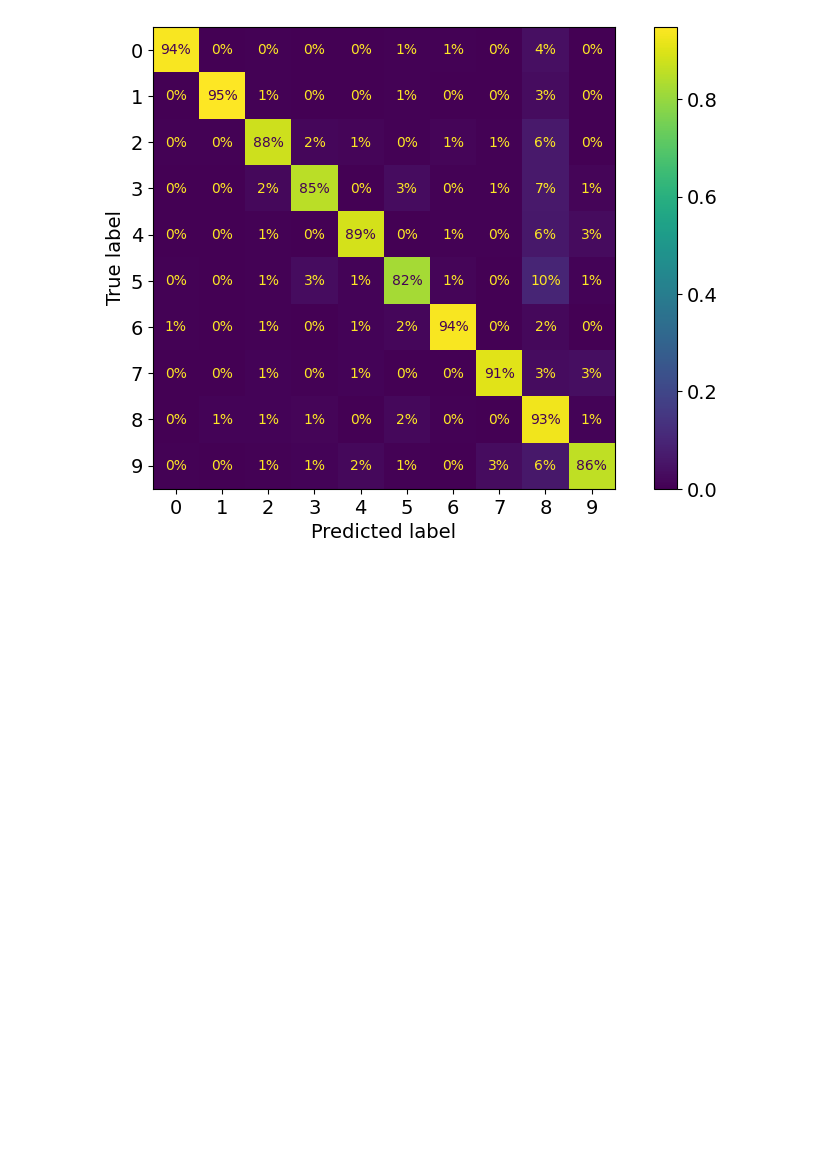
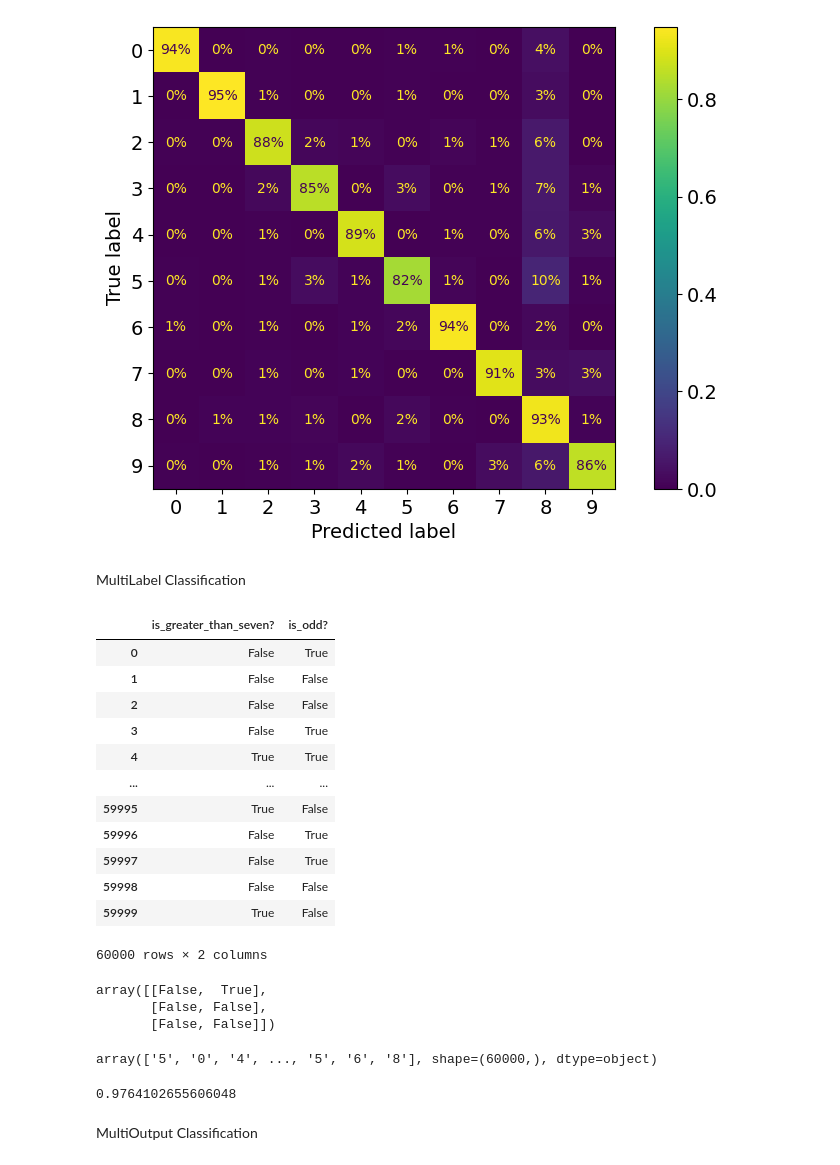
Before and after one commit to Turqan522/MachineLearning, a Jupyter notebook: Bank_Customer_Churn_Prediction.ipynb, the cells around one changed output. Cells and saved outputs as stored; diff of their text form; code cells hidden in the pictures; blank space fills up the shorter version.

```diff
--- a/Bank_Customer_Churn_Prediction.ipynb
+++ b/Bank_Customer_Churn_Prediction.ipynb
@@ -1183,3 +1185,5 @@ ConfusionMatrixDisplay.from_predictions(y_train, y_train_pred, normalize='true',
 plt.show()
 # %% [output]
 [figure]
+# %% [markdown]
+MultiLabel Classification
@@ -1185,0 +1202,44 @@ plt.show()
+# %%
+y_train_large = (y_train.astype('int8') >= 7)
+y_train_odd = (y_train.astype('int8') % 2 == 1)
+y_multilabel = np.c_[y_train_large, y_train_odd]
+
+pd.DataFrame(y_multilabel, columns=['is_greater_than_seven?', 'is_odd?'])
+# %% [output]
+|  | is_greater_than_seven? | is_odd? |
+| 0 | False | True |
+| 1 | False | False |
+| 2 | False | False |
+| 3 | False | True |
+| 4 | True | True |
+| ... | ... | ... |
+| 59995 | True | False |
+| 59996 | False | True |
+| 59997 | False | True |
+| 59998 | False | False |
+| 59999 | True | False |
+60000 rows × 2 columns
+# %%
+from sklearn.neighbors import KNeighborsClassifier
+
+# Initialize and train the classifier as defined in the previous section
+knn_clf = KNeighborsClassifier()
+knn_clf.fit(X_train, y_multilabel)
+
+# Perform predictions
+knn_clf.predict(X_train[:3])
+# %% [output]
+array([[False,  True],
+       [False, False],
+       [False, False]])
+# %%
+y_train
+# %% [output]
+array(['5', '0', '4', ..., '5', '6', '8'], shape=(60000,), dtype=object)
+# %%
+y_train_knn_pred=cross_val_predict(knn_clf,X_train,y_multilabel,cv=3)
+f1_score(y_multilabel,y_train_knn_pred,average='macro')   # --> makro onu deyirki , hamisi uchun f1 score  u tapir,sonra sayina baxmadan birleshdirir
+# %% [output]
+0.9764102655606048
+# %% [markdown]
+MultiOutput Classification
```
Also changed, not shown: parts of 13 cells of this notebook.
